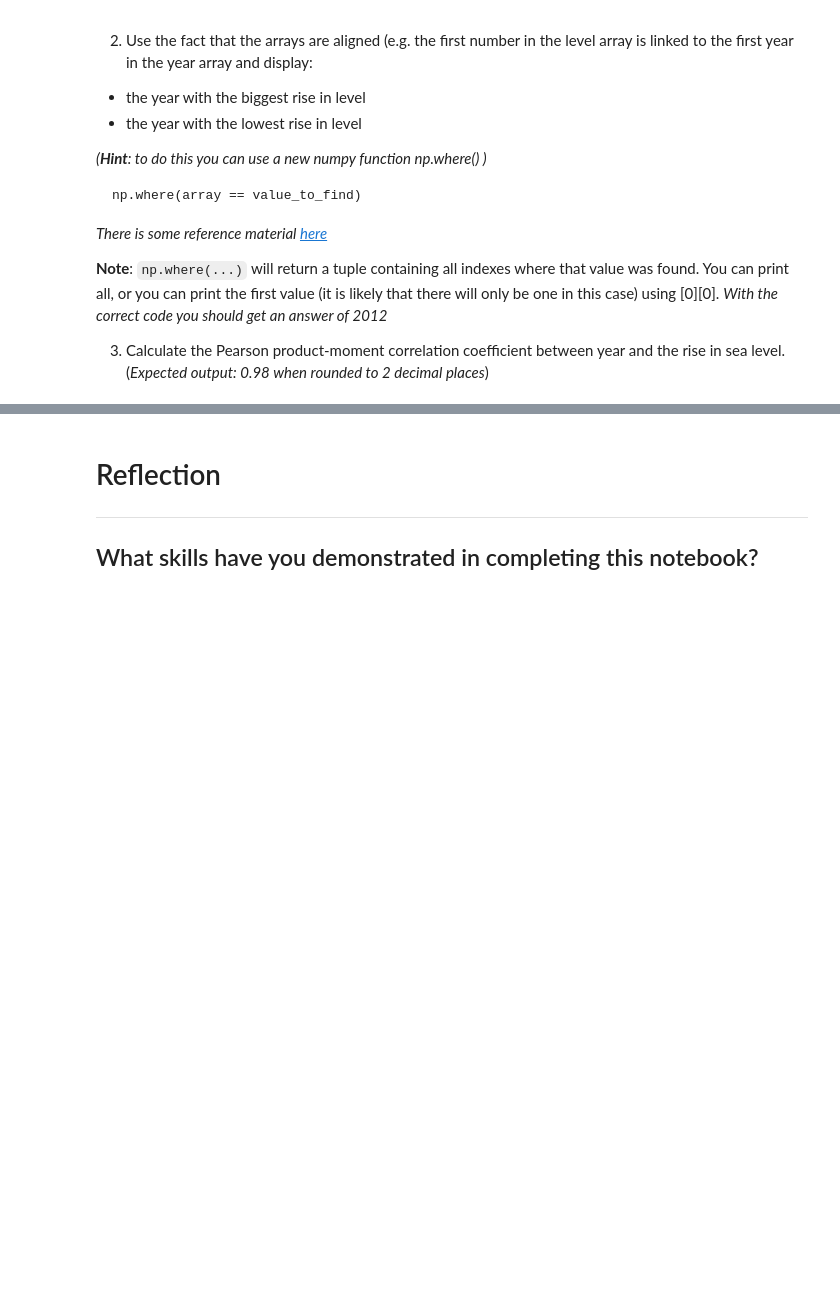
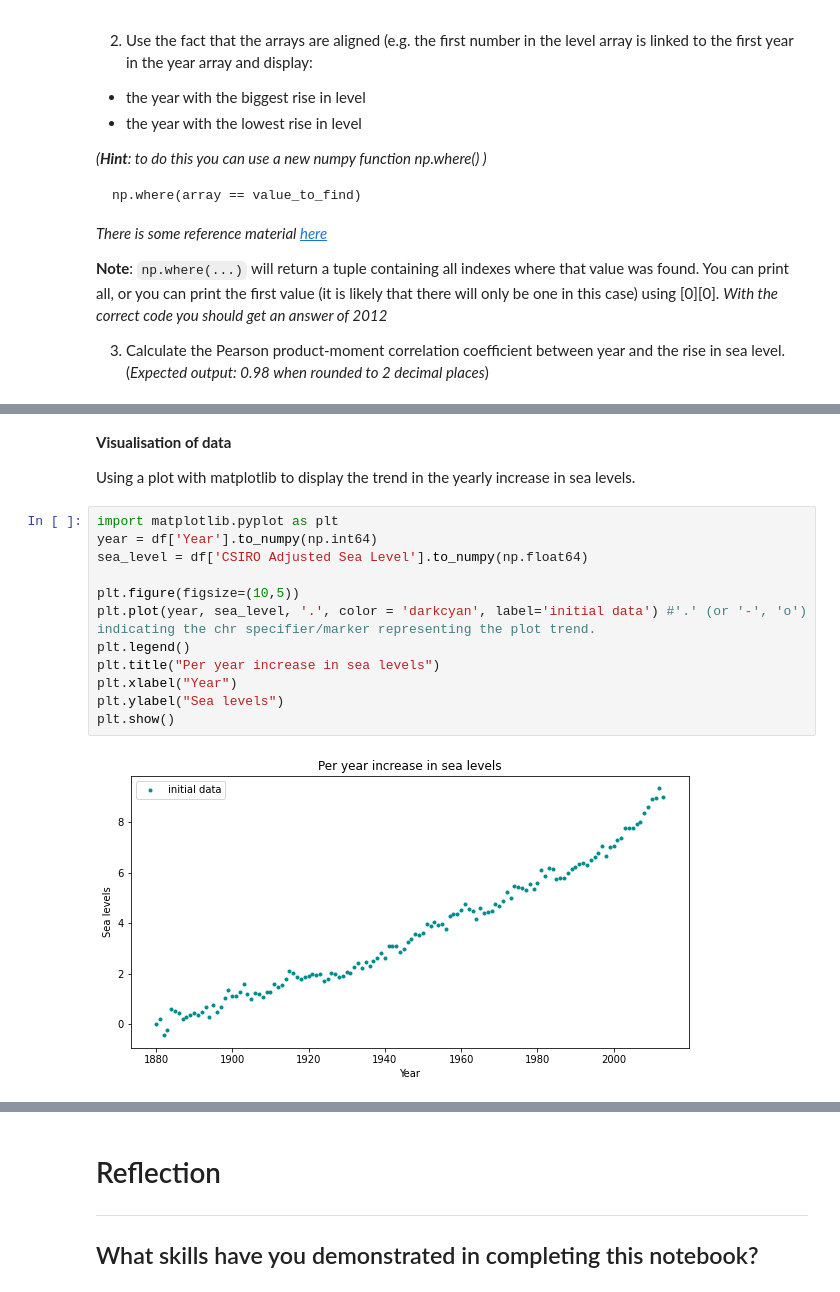
Before and after one commit to EllenSakkla/-PythonFundamentals, a Jupyter notebook: projects/Copy_of_Sea_Level_Project.ipynb, the cells around one changed output, grey strips where cells are left out. Cells and saved outputs as stored; diff of their text form; blank space fills up the shorter version.

```diff
--- a/projects/Copy_of_Sea_Level_Project.ipynb
+++ b/projects/Copy_of_Sea_Level_Project.ipynb
@@ -105,3 +105,21 @@ mean: 3.650340811880598 stand: 2.476399631426498 total: 489.1456687920001 max: 9
 [[1.         0.98475713]
  [0.98475713 1.        ]]
 0.98
+# %% [markdown]
+**Visualisation of data**
+
+Using a plot with matplotlib to display the trend in the yearly increase in sea levels.
+# %%
+import matplotlib.pyplot as plt
+year = df['Year'].to_numpy(np.int64)
+sea_level = df['CSIRO Adjusted Sea Level'].to_numpy(np.float64)
+
+plt.figure(figsize=(10,5))
+plt.plot(year, sea_level, '.', color = 'darkcyan', label='initial data') #'.' (or '-', 'o') indicating the chr specifier/marker representing the plot trend.
+plt.legend()
+plt.title("Per year increase in sea levels")
+plt.xlabel("Year")
+plt.ylabel("Sea levels")
+plt.show()
+# %% [output]
+[figure, added]
```
Also changed, not shown: parts of 5 cells of this notebook.
